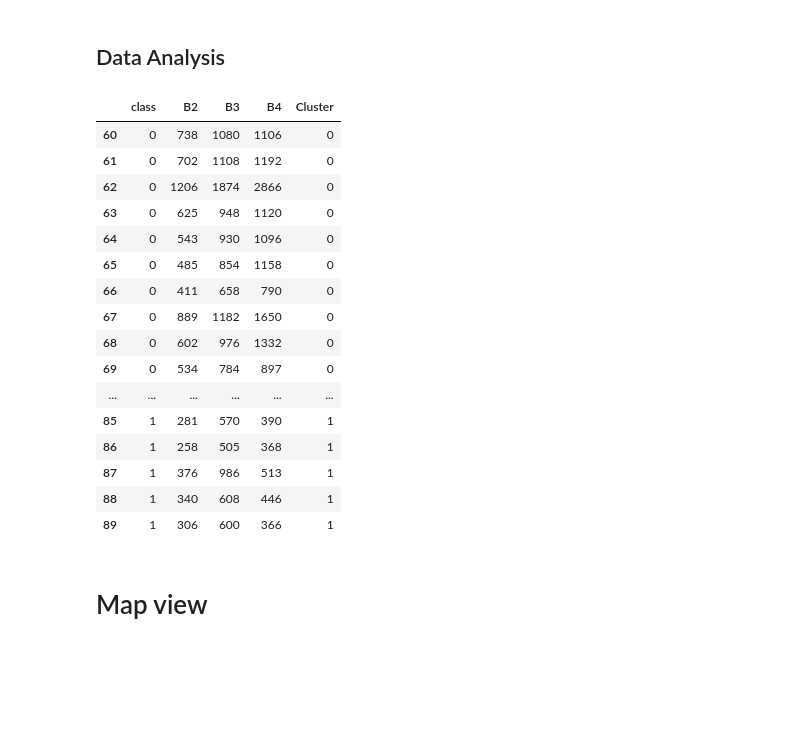
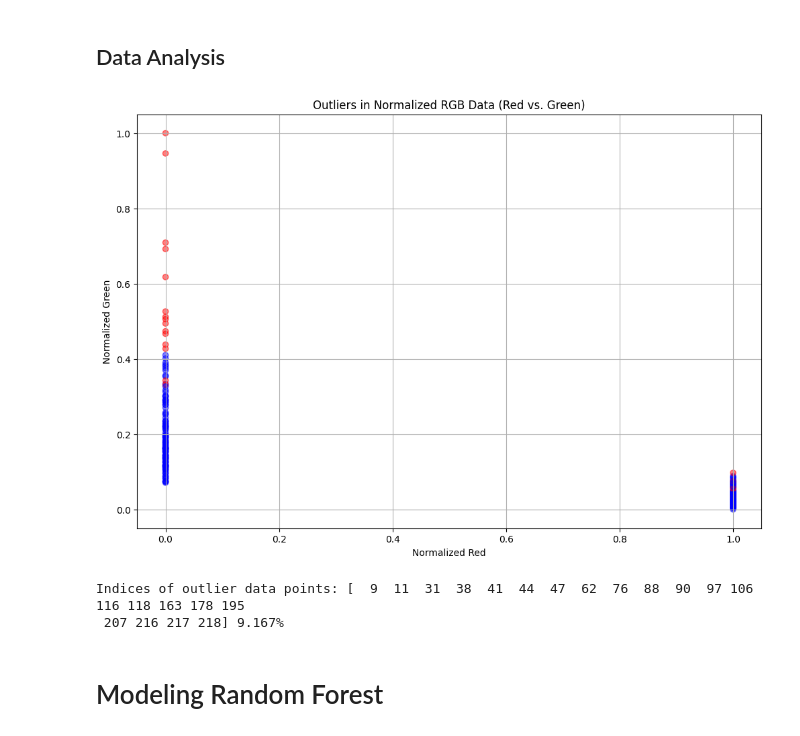
Before and after one commit to viriatonova/capao_urban_rate, a Jupyter notebook: src/classificator.ipynb, the cells around one changed output. Cells and saved outputs as stored; diff of their text form; code cells hidden in the pictures; blank space fills up the shorter version.

```diff
--- a/src/classificator.ipynb
+++ b/src/classificator.ipynb
@@ -64,25 +104,2 @@ plt.show()
 # %% [markdown]
 ## Data Analysis
-# %%
-dataset['Cluster'] = clusters
-dataset[60:90]
-# %% [output]
-|  | class | B2 | B3 | B4 | Cluster |
-| 60 | 0 | 738 | 1080 | 1106 | 0 |
-| 61 | 0 | 702 | 1108 | 1192 | 0 |
-| 62 | 0 | 1206 | 1874 | 2866 | 0 |
-| 63 | 0 | 625 | 948 | 1120 | 0 |
-| 64 | 0 | 543 | 930 | 1096 | 0 |
-| 65 | 0 | 485 | 854 | 1158 | 0 |
-| 66 | 0 | 411 | 658 | 790 | 0 |
-| 67 | 0 | 889 | 1182 | 1650 | 0 |
-| 68 | 0 | 602 | 976 | 1332 | 0 |
-| 69 | 0 | 534 | 784 | 897 | 0 |
-| ... | ... | ... | ... | ... | ... |
-| 85 | 1 | 281 | 570 | 390 | 1 |
-| 86 | 1 | 258 | 505 | 368 | 1 |
-| 87 | 1 | 376 | 986 | 513 | 1 |
-| 88 | 1 | 340 | 608 | 446 | 1 |
-| 89 | 1 | 306 | 600 | 366 | 1 |
-# %% [markdown]
-# Map view
@@ -99,0 +106,36 @@ map
+# %%
+
+# Set the outlier threshold
+Q1 = np.percentile(dataset_normalized, 25, axis=0)
+Q3 = np.percentile(dataset_normalized, 75, axis=0)
+IQR = Q3 - Q1
+step = 1.5 * IQR
+
+# Check for outliers
+outliers = (dataset_normalized < (Q1 - step)) | (dataset_normalized > (Q3 + step))
+outliers_row = np.any(outliers, axis=1)
+outlier_indices = np.where(outliers_row)
+
+# Calculate the percentage of outliers
+outlier_count = np.sum(outliers_row)
+total_points = dataset_normalized.shape[0]
+outlier_percentage = f'{round((outlier_count / total_points) * 100, 3)}%'
+
+# Plot the results
+plt.figure(figsize=(12, 8))
+colors = ['red' if i in outlier_indices[0] else 'blue' for i in range(dataset_normalized.shape[0])]
+plt.scatter(dataset_normalized[:, 0], dataset_normalized[:, 1], c=colors, alpha=0.5)
+plt.xlabel('Normalized Red')
+plt.ylabel('Normalized Green')
+plt.title('Outliers in Normalized RGB Data (Red vs. Green)')
+plt.grid(True)
+plt.show()
+
+# Print indices of outliers
+print("Indices of outlier data points:", outlier_indices[0], outlier_percentage)
+# %% [output]
+[figure, added]
+Indices of outlier data points: [  9  11  31  38  41  44  47  62  76  88  90  97 106 116 118 163 178 195
+ 207 216 217 218] 9.167%
+# %% [markdown]
+# Modeling Random Forest
```
Also changed, not shown: parts of 9 cells of this notebook, 3 other files.
